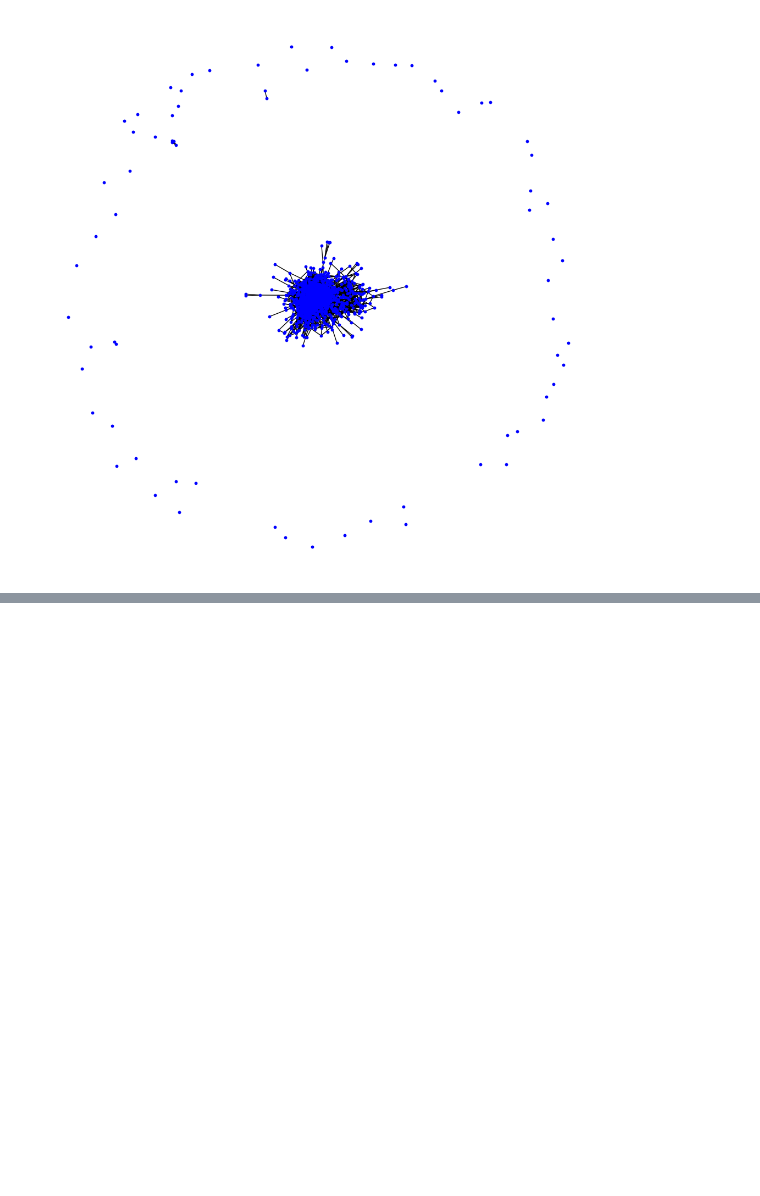
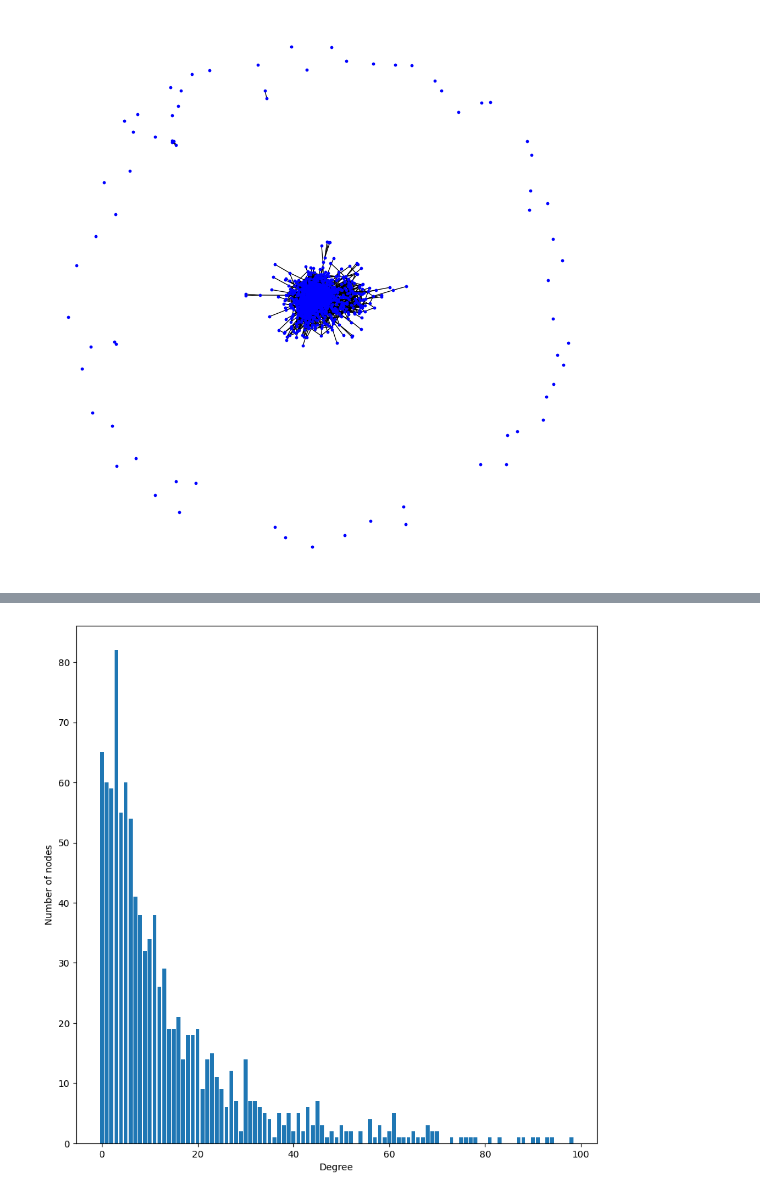
Before and after one commit to Rechard16/SC4021-dblp-scientist-network, a Jupyter notebook: main.ipynb, the cells around one changed output, grey strips where cells are left out. Saved outputs shown, nothing was run; the diff lists cells and outputs as text; code cells hidden in the pictures; blank space fills up the shorter version.

```diff
--- a/main.ipynb
+++ b/main.ipynb
@@ -226,0 +242,8 @@ plt.savefig('graph.png')
+# %%
+degree_sequence = sorted([d for n, d in G.degree()], reverse=True)
+degree_count={}
+for d in degree_sequence:
+    if d not in degree_count:
+        degree_count[d]=0
+    degree_count[d]+=1
+degree_count
@@ -226,0 +268,9 @@ plt.savefig('graph.png')
+# %%
+plt.figure(figsize=(10,10))
+plt.bar(degree_count.keys(),degree_count.values())
+plt.xlabel('Degree')
+plt.ylabel('Number of nodes')
+plt.show()
+#plt.savefig('degree_distribution.png')
+# %% [output]
+[figure, added]
```
Also changed, not shown: parts of 3 cells of this notebook, 1 other file.
